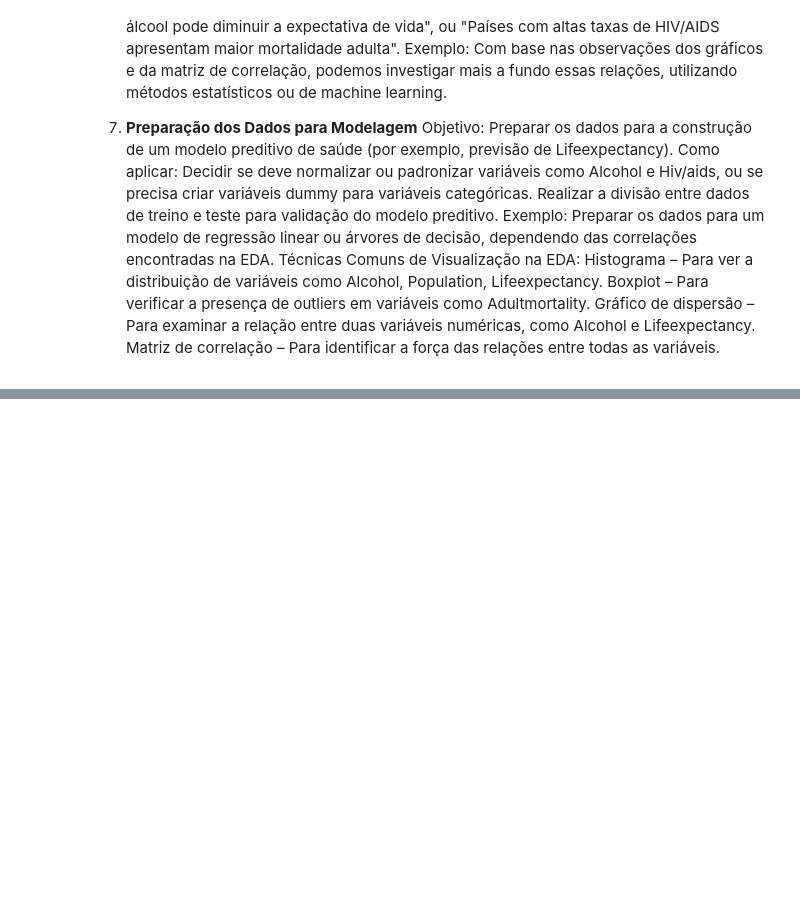
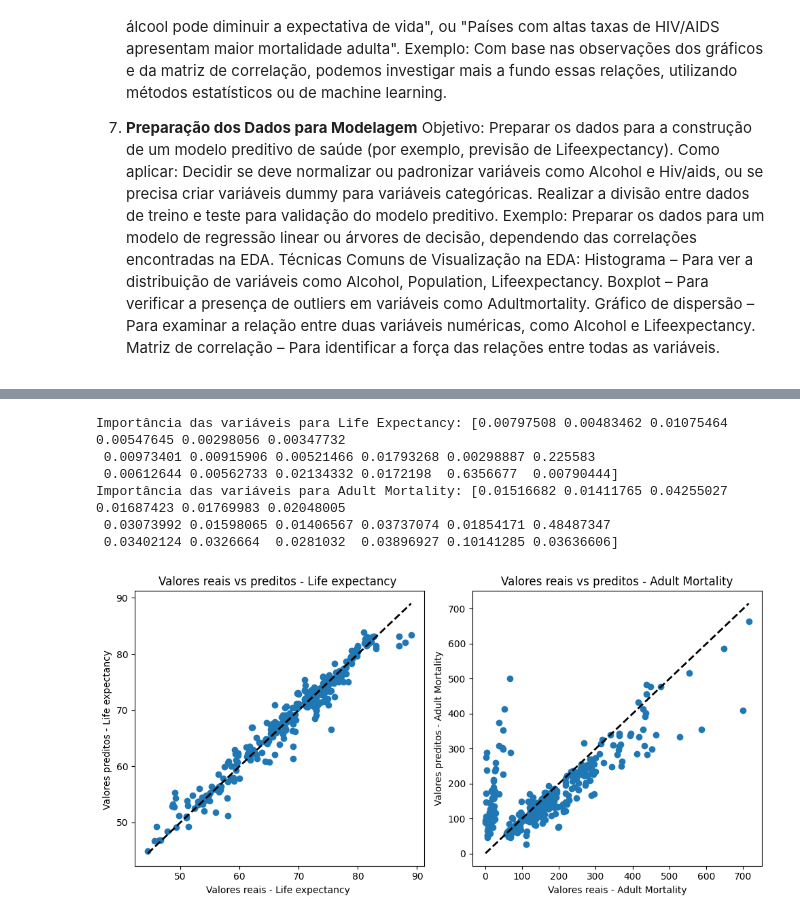
Before and after one commit to altonFreitas/Metodos_Tecnicas_Analise_Dados, a Jupyter notebook: aed.ipynb, the cells around one changed output, grey strips where cells are left out. Cells and saved outputs as stored; diff of their text form; code cells hidden in the pictures; blank space fills up the shorter version.

Commit message:
atualizar o codigo para analise exploratoria

```diff
--- a/aed.ipynb
+++ b/aed.ipynb
@@ -370,0 +430,55 @@ As variáveis com coeficientes maiores têm um impacto mais forte, enquanto as c
+# %%
+X = filtrarDados.drop(columns=['Life expectancy ', 'Adult Mortality'])
+y_life = filtrarDados['Life expectancy ']
+y_mortality = filtrarDados['Adult Mortality']
+
+# Dividir os dados em treino e teste
+X_train, X_test, y_train_life, y_test_life = train_test_split(X, y_life, test_size=0.2, random_state=42)
+X_train_mort, X_test_mort, y_train_mort, y_test_mort = train_test_split(X, y_mortality, test_size=0.2, random_state=42)
+
+# Treinar os modelos
+rf_life = RandomForestRegressor(random_state=42)
+rf_life.fit(X_train, y_train_life)
+
+rf_mortality = RandomForestRegressor(random_state=42)
+rf_mortality.fit(X_train_mort, y_train_mort)
+
+# Avaliar a importância das variáveis
+feature_importance_life = rf_life.feature_importances_
+feature_importance_mort = rf_mortality.feature_importances_
+
+print("Importância das variáveis para Life Expectancy:", feature_importance_life)
+print("Importância das variáveis para Adult Mortality:", feature_importance_mort)
+
+# Prever os valores para o conjunto de teste
+y_pred_life = rf_life.predict(X_test)
+y_pred_mort = rf_mortality.predict(X_test_mort)
+
+# Visualização dos valores reais vs. preditos para 'Lifeexpectancy'
+plt.figure(figsize=(10, 5))
+
+plt.subplot(1, 2, 1)
+plt.scatter(y_test_life, y_pred_life)
+plt.plot([y_test_life.min(), y_test_life.max()], [y_test_life.min(), y_test_life.max()], 'k--', lw=2)
+plt.xlabel('Valores reais - Life expectancy ')
+plt.ylabel('Valores preditos - Life expectancy ')
+plt.title('Valores reais vs preditos - Life expectancy ')
+
+# Visualização dos valores reais vs. preditos para 'Adultmortality'
+plt.subplot(1, 2, 2)
+plt.scatter(y_test_mort, y_pred_mort)
+plt.plot([y_test_mort.min(), y_test_mort.max()], [y_test_mort.min(), y_test_mort.max()], 'k--', lw=2)
+plt.xlabel('Valores reais - Adult Mortality')
+plt.ylabel('Valores preditos - Adult Mortality')
+plt.title('Valores reais vs preditos - Adult Mortality')
+
+plt.tight_layout()
+plt.show()
+# %% [output]
+Importância das variáveis para Life Expectancy: [0.00797508 0.00483462 0.01075464 0.00547645 0.00298056 0.00347732
+ 0.00973401 0.00915906 0.00521466 0.01793268 0.00298887 0.225583
+ 0.00612644 0.00562733 0.02134332 0.0172198  0.6356677  0.00790444]
+Importância das variáveis para Adult Mortality: [0.01516682 0.01411765 0.04255027 0.01687423 0.01769983 0.02048005
+ 0.03073992 0.01598065 0.01406567 0.03737074 0.01854171 0.48487347
+ 0.03402124 0.0326664  0.0281032  0.03896927 0.10141285 0.03636606]
+[figure, added]
```
Also changed, not shown: parts of 39 cells of this notebook.
